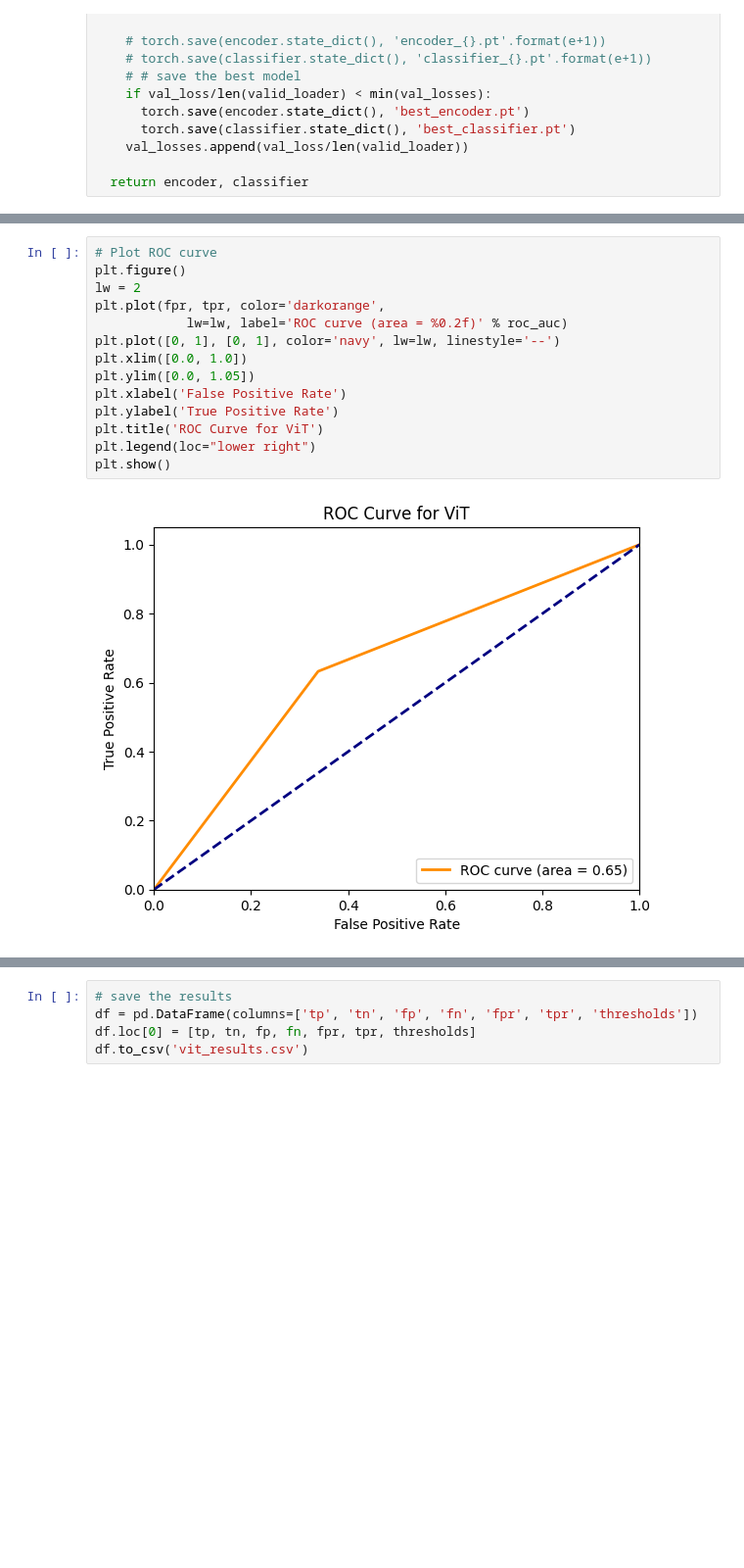
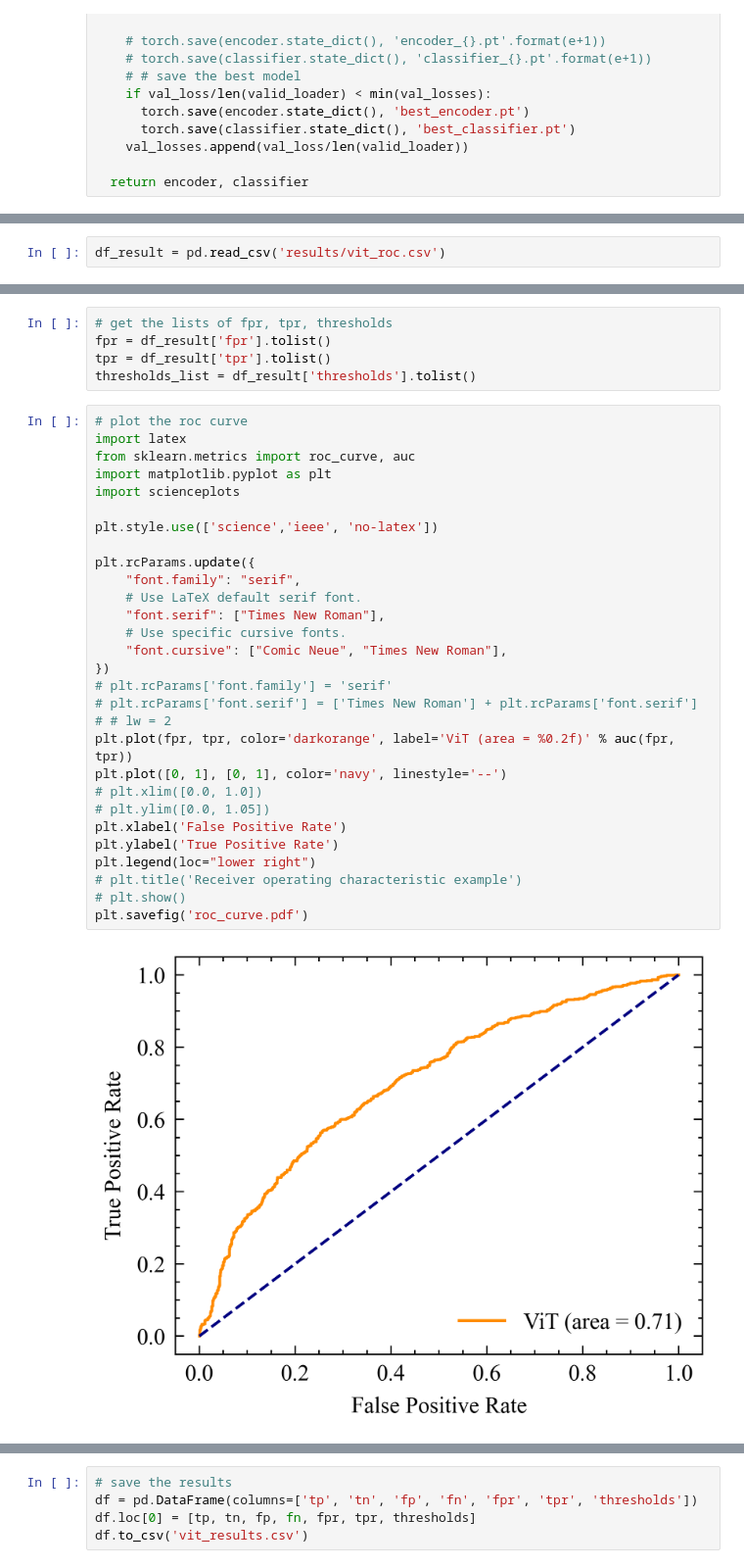
Before and after one commit to keyanUB/meme_models, a Jupyter notebook: vilt.ipynb, the cells around one changed output, grey strips where cells are left out. Shown at 98% size. Cells and saved outputs as stored; diff of their text form; blank space fills up the shorter version.

Commit message:
update the roc plot

```diff
--- a/vilt.ipynb
+++ b/vilt.ipynb
@@ -339,0 +303,2 @@ print(x)
+# %%
+df_result = pd.read_csv('results/vit_roc.csv')
@@ -340,16 +321,36 @@ print(x)
+# %%
+# get the lists of fpr, tpr, thresholds
+fpr = df_result['fpr'].tolist()
+tpr = df_result['tpr'].tolist()
+thresholds_list = df_result['thresholds'].tolist()
 # %%
-# Plot ROC curve
-plt.figure()
-lw = 2
-plt.plot(fpr, tpr, color='darkorange',
-            lw=lw, label='ROC curve (area = %0.2f)' % roc_auc)
-plt.plot([0, 1], [0, 1], color='navy', lw=lw, linestyle='--')
-plt.xlim([0.0, 1.0])
-plt.ylim([0.0, 1.05])
+# plot the roc curve
+import latex
+from sklearn.metrics import roc_curve, auc
+import matplotlib.pyplot as plt
+import scienceplots
+
+plt.style.use(['science','ieee', 'no-latex'])
+
+plt.rcParams.update({
+    "font.family": "serif",
+    # Use LaTeX default serif font.
+    "font.serif": ["Times New Roman"],
+    # Use specific cursive fonts.
+    "font.cursive": ["Comic Neue", "Times New Roman"],
+})
+# plt.rcParams['font.family'] = 'serif'
+# plt.rcParams['font.serif'] = ['Times New Roman'] + plt.rcParams['font.serif']
+# # lw = 2
+plt.plot(fpr, tpr, color='darkorange', label='ViT (area = %0.2f)' % auc(fpr, tpr))
+plt.plot([0, 1], [0, 1], color='navy', linestyle='--')
+# plt.xlim([0.0, 1.0])
+# plt.ylim([0.0, 1.05])
 plt.xlabel('False Positive Rate')
 plt.ylabel('True Positive Rate')
-plt.title('ROC Curve for ViT')
 plt.legend(loc="lower right")
-plt.show()
+# plt.title('Receiver operating characteristic example')
+# plt.show()
+plt.savefig('roc_curve.pdf')
 # %% [output]
-[figure, old version]
+[figure, new version]
```
Also changed, not shown: parts of 9 cells of this notebook, 4 other files.
